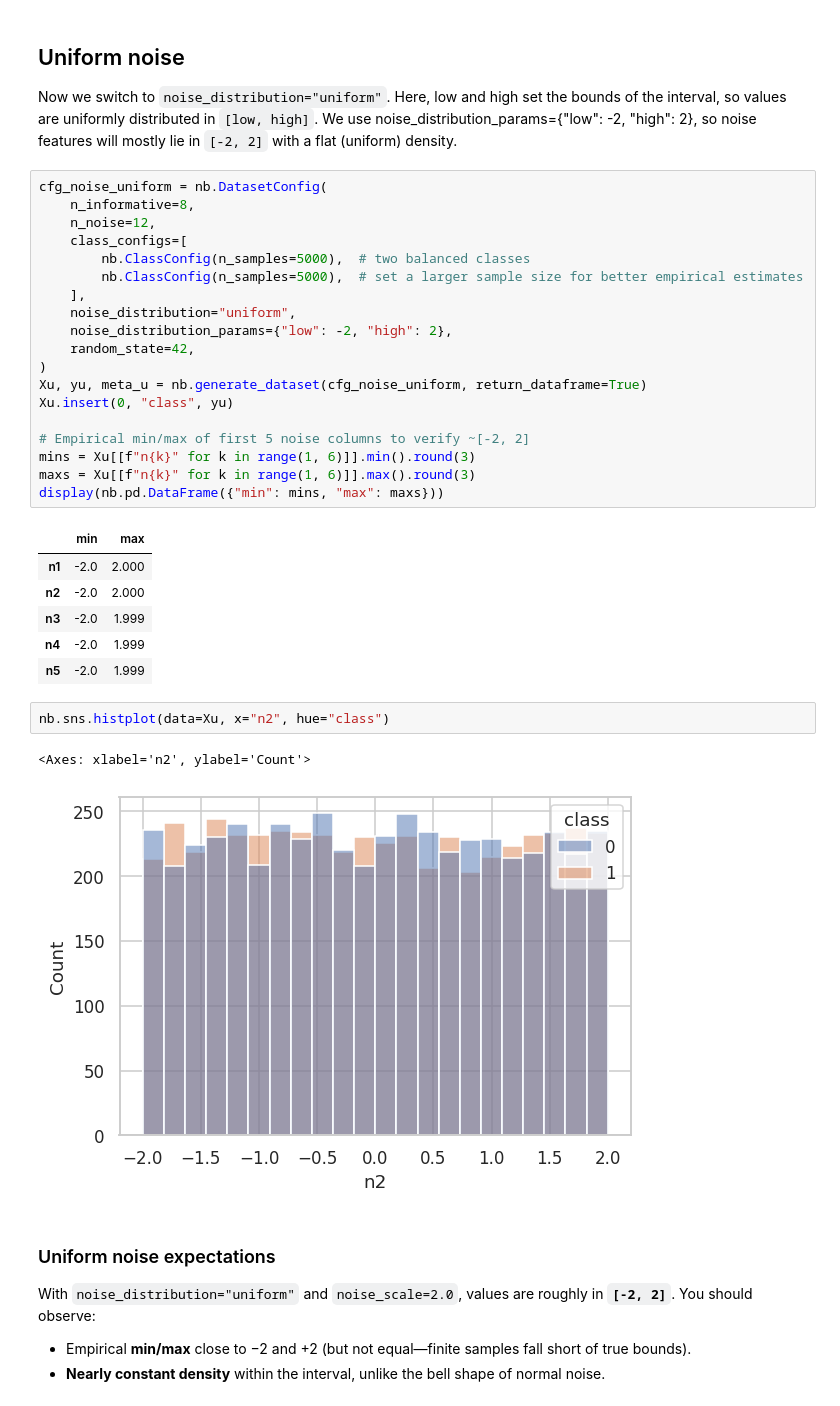
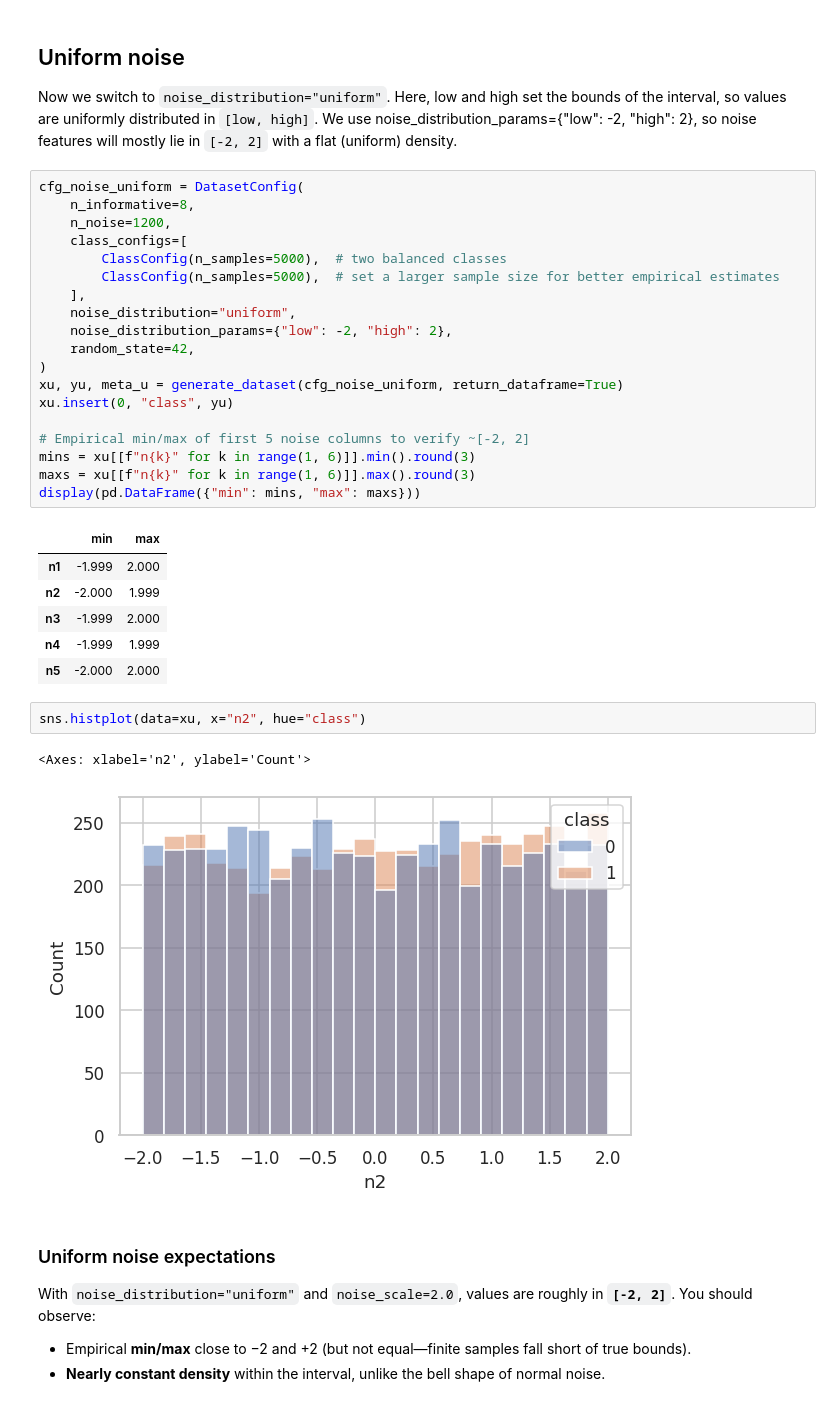
Before and after one commit to sigrun-may/synthetic-biomedical-data-course, a Jupyter notebook: notebooks/03b_noise_distributions.ipynb, the cells around one changed output. Drawn from its saved outputs; the diff is of its cells as text.

Commit message:
Adapt to biomedical-data-generator 1.0.0

```diff
--- a/notebooks/03b_noise_distributions.ipynb
+++ b/notebooks/03b_noise_distributions.ipynb
@@ -111,36 +119,36 @@ Logistic Regression balanced accuracy (with added noise features): 0.5
 Now we switch to `noise_distribution="uniform"`.
 Here, low and high set the bounds of the interval, so values are uniformly distributed in `[low, high]`. We use noise_distribution_params={"low": -2, "high": 2}, so noise features will mostly lie in `[-2, 2]` with a flat (uniform) density.
 # %%
-cfg_noise_uniform = nb.DatasetConfig(
+cfg_noise_uniform = DatasetConfig(
     n_informative=8,
-    n_noise=12,
+    n_noise=1200,
     class_configs=[
-        nb.ClassConfig(n_samples=5000),  # two balanced classes
-        nb.ClassConfig(n_samples=5000),  # set a larger sample size for better empirical estimates
+        ClassConfig(n_samples=5000),  # two balanced classes
+        ClassConfig(n_samples=5000),  # set a larger sample size for better empirical estimates
     ],
     noise_distribution="uniform",
     noise_distribution_params={"low": -2, "high": 2},
     random_state=42,
 )
-Xu, yu, meta_u = nb.generate_dataset(cfg_noise_uniform, return_dataframe=True)
-Xu.insert(0, "class", yu)
+xu, yu, meta_u = generate_dataset(cfg_noise_uniform, return_dataframe=True)
+xu.insert(0, "class", yu)
 
 # Empirical min/max of first 5 noise columns to verify ~[-2, 2]
-mins = Xu[[f"n{k}" for k in range(1, 6)]].min().round(3)
-maxs = Xu[[f"n{k}" for k in range(1, 6)]].max().round(3)
-display(nb.pd.DataFrame({"min": mins, "max": maxs}))
+mins = xu[[f"n{k}" for k in range(1, 6)]].min().round(3)
+maxs = xu[[f"n{k}" for k in range(1, 6)]].max().round(3)
+display(pd.DataFrame({"min": mins, "max": maxs}))
 # %% [output]
 |  | min | max |
-| n1 | -2.0 | 2.000 |
-| n2 | -2.0 | 2.000 |
-| n3 | -2.0 | 1.999 |
-| n4 | -2.0 | 1.999 |
-| n5 | -2.0 | 1.999 |
+| n1 | -1.999 | 2.000 |
+| n2 | -2.000 | 1.999 |
+| n3 | -1.999 | 2.000 |
+| n4 | -1.999 | 1.999 |
+| n5 | -2.000 | 2.000 |
 # %%
-nb.sns.histplot(data=Xu, x="n2", hue="class")
+sns.histplot(data=xu, x="n2", hue="class")
 # %% [output]
 <Axes: xlabel='n2', ylabel='Count'>
-[figure, old version]
+[figure, new version]
 # %% [markdown]
 ### Uniform noise expectations
 
```
Also changed, not shown: parts of 17 cells of this notebook, 19 other files.
